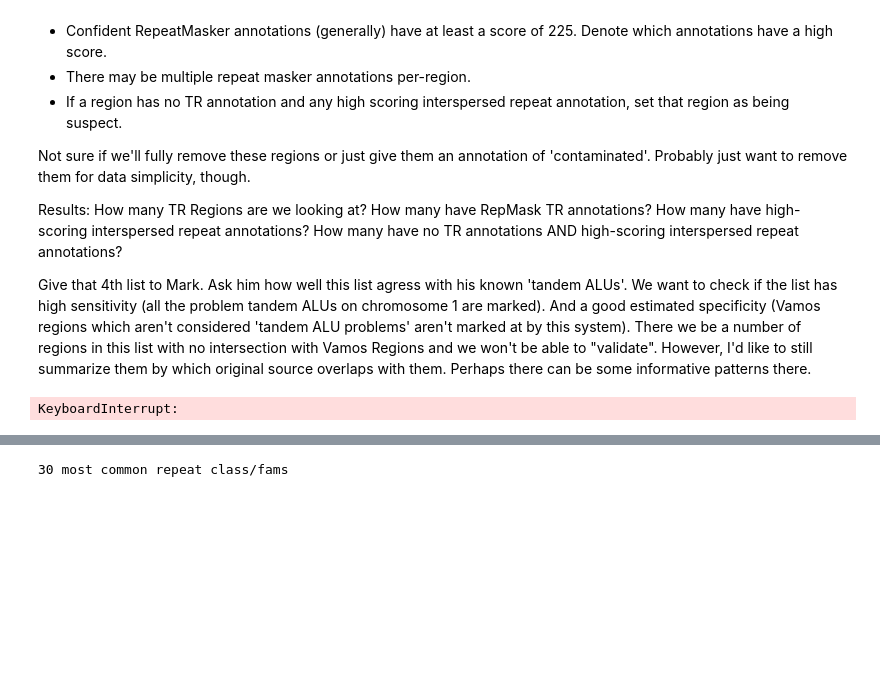
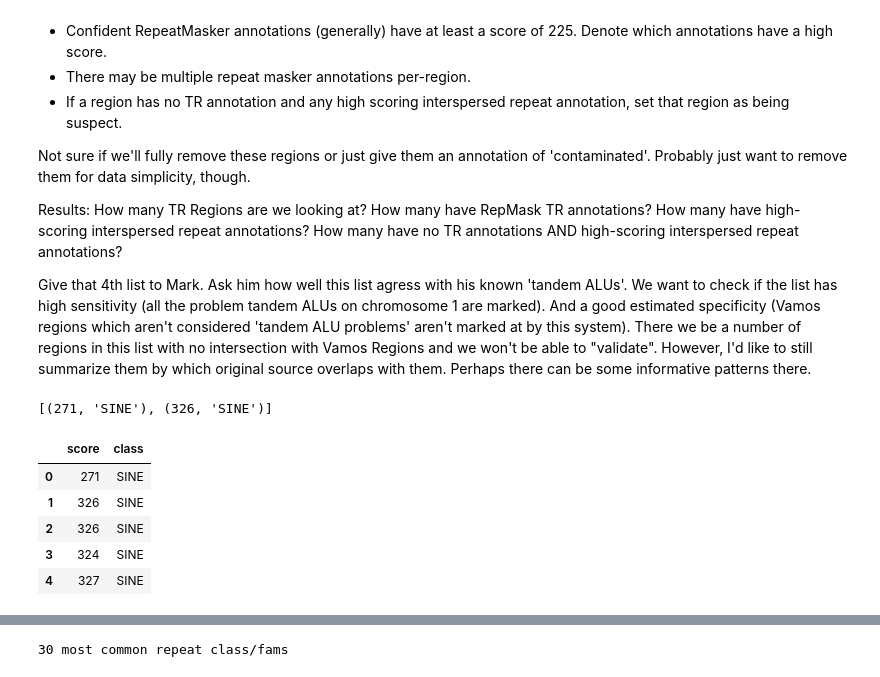
Before and after one commit to ACEnglish/adotto, a Jupyter notebook: regions/notebooks/Cleaning.ipynb, the cells around one changed output, grey strips where cells are left out. Saved outputs shown, nothing was run; the diff lists cells and outputs as text; code cells hidden in the pictures; blank space fills up the shorter version.

```diff
--- a/regions/notebooks/Cleaning.ipynb
+++ b/regions/notebooks/Cleaning.ipynb
@@ -35,16 +37,15 @@ There we be a number of regions in this list with no intersection with Vamos Reg
+# %%
+data['chr10:100017113-100017709']
+# %% [output]
+[(271, 'SINE'), (326, 'SINE')]
 # %%
-data = RepMask.parse_output("../data/first.fasta.out")
-def data_to_df(data):
-    rows = []
-    for key in data:
-        if not key.startswith("chr1:"):
-            continue
-        for item in data[key]:
-            item['region'] = key
-            rows.append(pd.Series(item))
-    return pd.DataFrame(rows)
-data = data_to_df(data)
-data.set_index("RM_query", inplace=True)
-joblib.dump(data, "../data/partial_repmask1.jl")
+import itertools
+all_hits = pd.DataFrame(itertools.chain(*data.values()), columns=["score", "class"])
+all_hits.head()
 # %% [output]
-KeyboardInterrupt:
+|  | score | class |
+| 0 | 271 | SINE |
+| 1 | 326 | SINE |
+| 2 | 326 | SINE |
+| 3 | 324 | SINE |
+| 4 | 327 | SINE |
```
Also changed, not shown: parts of 5 cells of this notebook, 2 other files.
